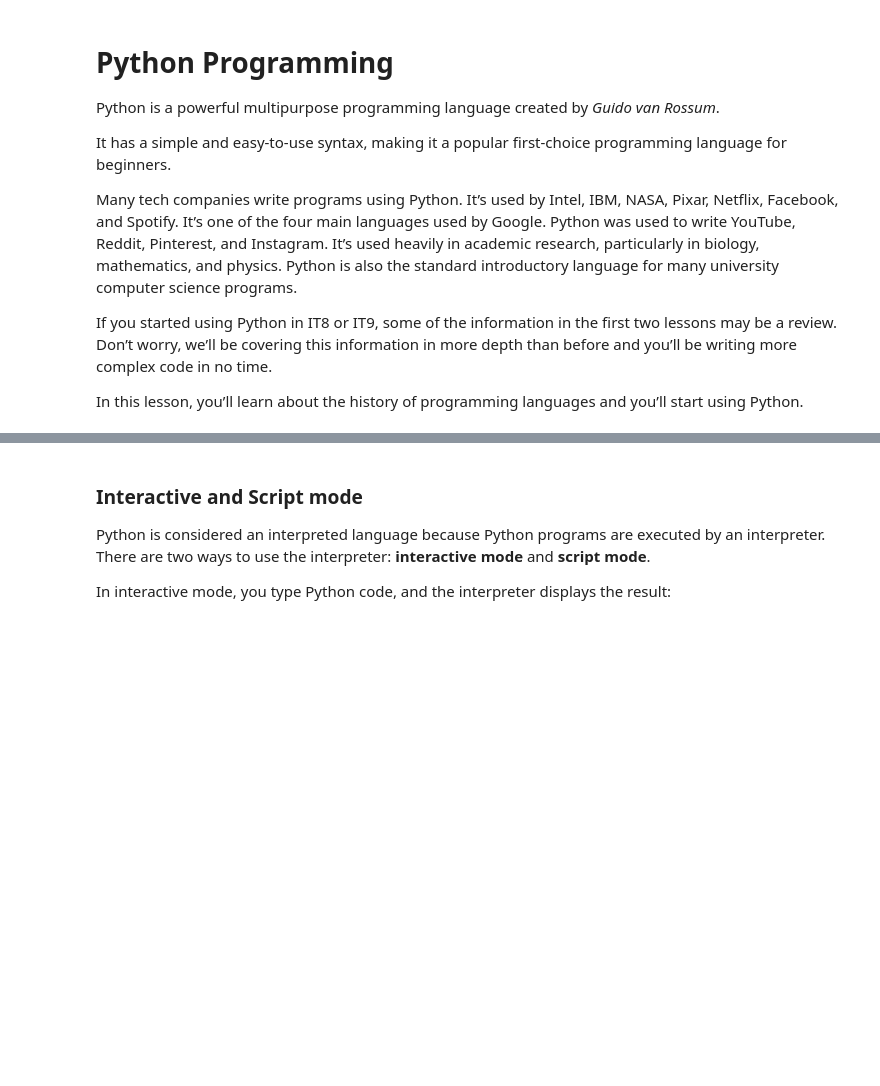
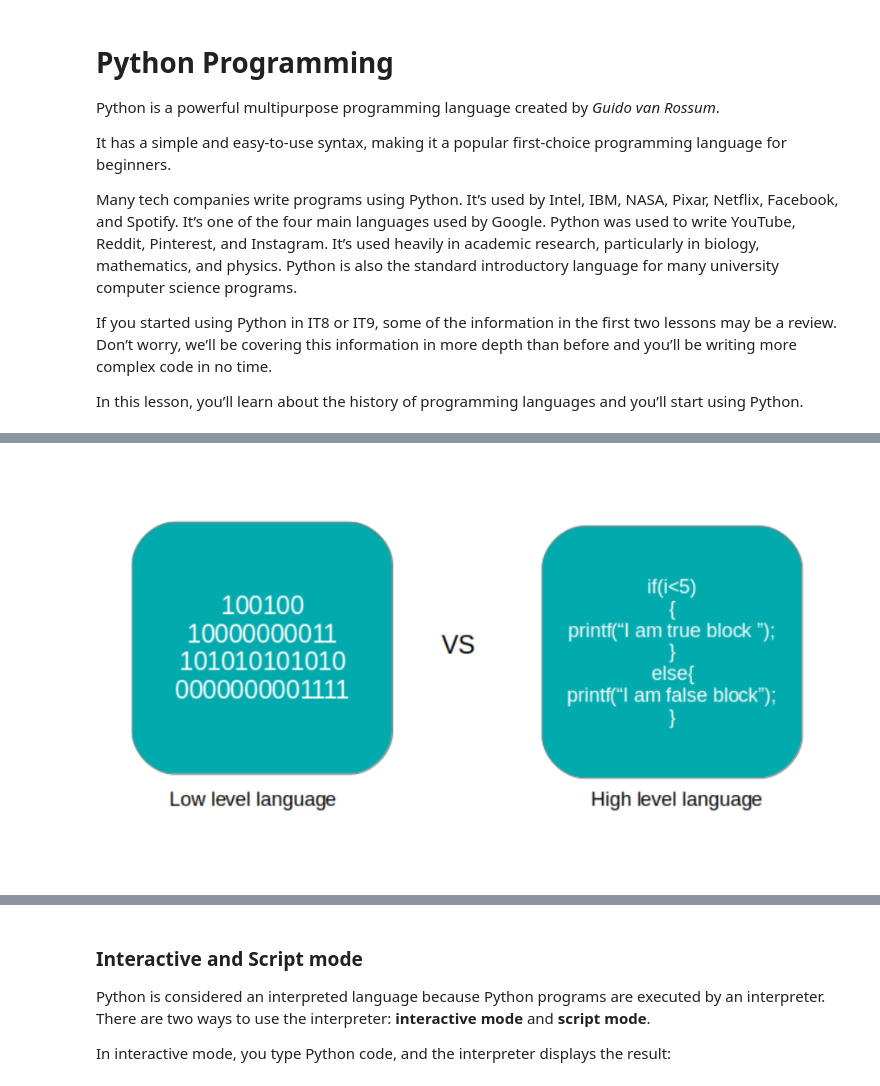
Before and after one commit to teaghan/CS10, a Jupyter notebook: Unit4_Lesson1.ipynb, the cells around one changed output, grey strips where cells are left out. Cells and saved outputs as stored; diff of their text form; code cells hidden in the pictures; blank space fills up the shorter version.

```diff
--- a/Unit4_Lesson1.ipynb
+++ b/Unit4_Lesson1.ipynb
@@ -51,0 +41,5 @@ Due to these advantages, almost all programs are written in high-level languages
+# %%
+from IPython.display import Image
+Image(filename="./images/high_vs_low_level.png")
+# %% [output]
+[figure, added]
```
Also changed, not shown: parts of 24 cells of this notebook, 30 other files.
